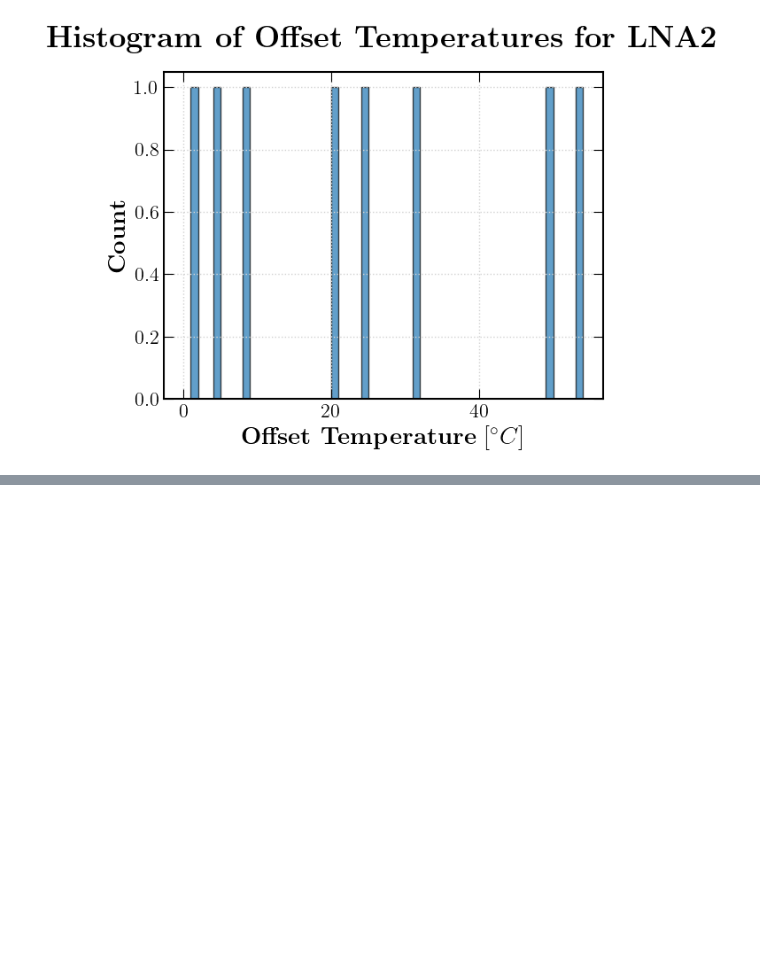
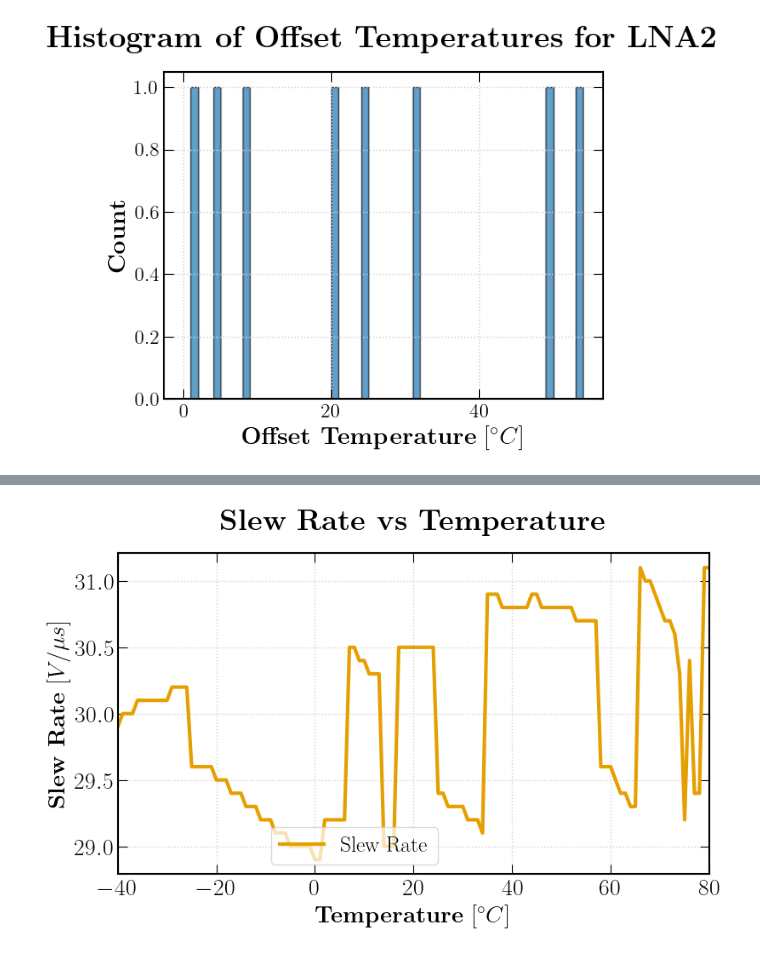
Before and after one commit to BaoTON1701/R-T_BiCMOS_run, a Jupyter notebook: code/Plot_results.ipynb, the cells around one changed output, grey strips where cells are left out. Cells and saved outputs as stored; diff of their text form; code cells hidden in the pictures; blank space fills up the shorter version.

```diff
--- a/code/Plot_results.ipynb
+++ b/code/Plot_results.ipynb
@@ -554,0 +695,16 @@ Offsets for LNA1: [20, 4, 49, 24, 1, 54, 31, 8]
+# %%
+plt.figure(figsize=(8, 5), layout="constrained")
+plt.plot(temp, np.round(sr_values,1), label='Slew Rate', color=colors[1], lw=3)
+plt.title(r'\textbf{Slew Rate vs Temperature}', fontsize=25, pad=20)
+plt.xlabel(r'\textbf{Temperature} $[^{\circ} C]$', fontsize=20)
+plt.ylabel(r'\textbf{Slew Rate} $[V/ \mu s]$', fontsize=20)
+plt.tick_params(axis='both', which='major', labelsize=20)
+plt.grid(True, which='both', linestyle=':', linewidth=1, color='lightgray')
+plt.legend(loc='upper center', bbox_to_anchor=(0.4, 0.18),
+          fancybox=True, shadow=False, ncol=2, fontsize=18.5,
+          framealpha=0.7)
+plt.xlim(-40,80)
+plt.savefig(f"{plot_dir}/Slew_rate.png", dpi=300)
+plt.show()
+# %% [output]
+[figure, added]
```
Also changed, not shown: parts of 6 cells of this notebook, 2 other files.
